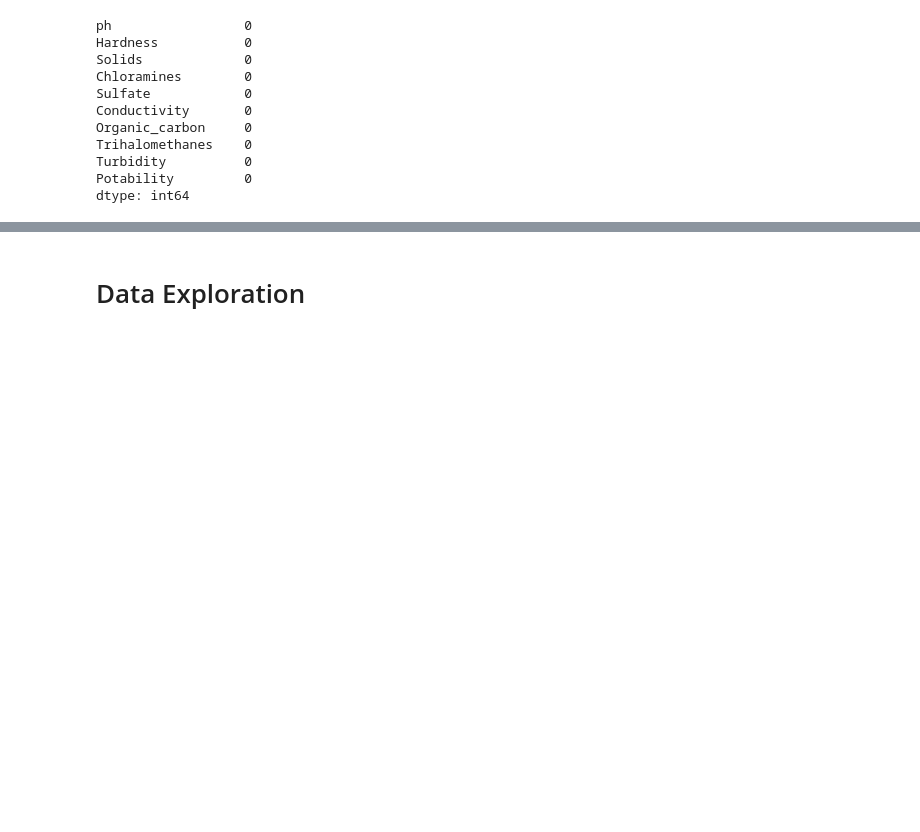
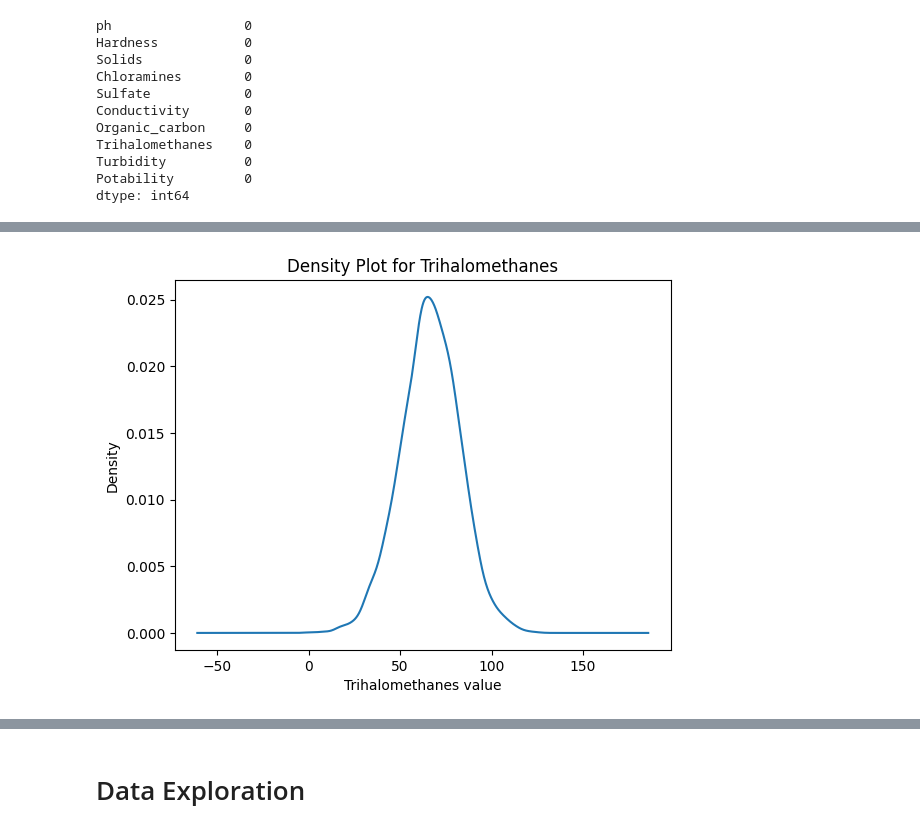
Before and after one commit to AragusSM/Water_Purity, a Jupyter notebook: Untitled.ipynb, the cells around one changed output, grey strips where cells are left out. Saved outputs shown, nothing was run; the diff lists cells and outputs as text; code cells hidden in the pictures; blank space fills up the shorter version.

```diff
--- a/Untitled.ipynb
+++ b/Untitled.ipynb
@@ -168,0 +179,7 @@ dtype: int64
+# %%
+data["Trihalomethanes"].plot.density()
+plt.title("Density Plot for Trihalomethanes")
+plt.xlabel("Trihalomethanes value")
+plt.show()
+# %% [output]
+[figure, added]
```
Also changed, not shown: parts of 10 cells of this notebook.
